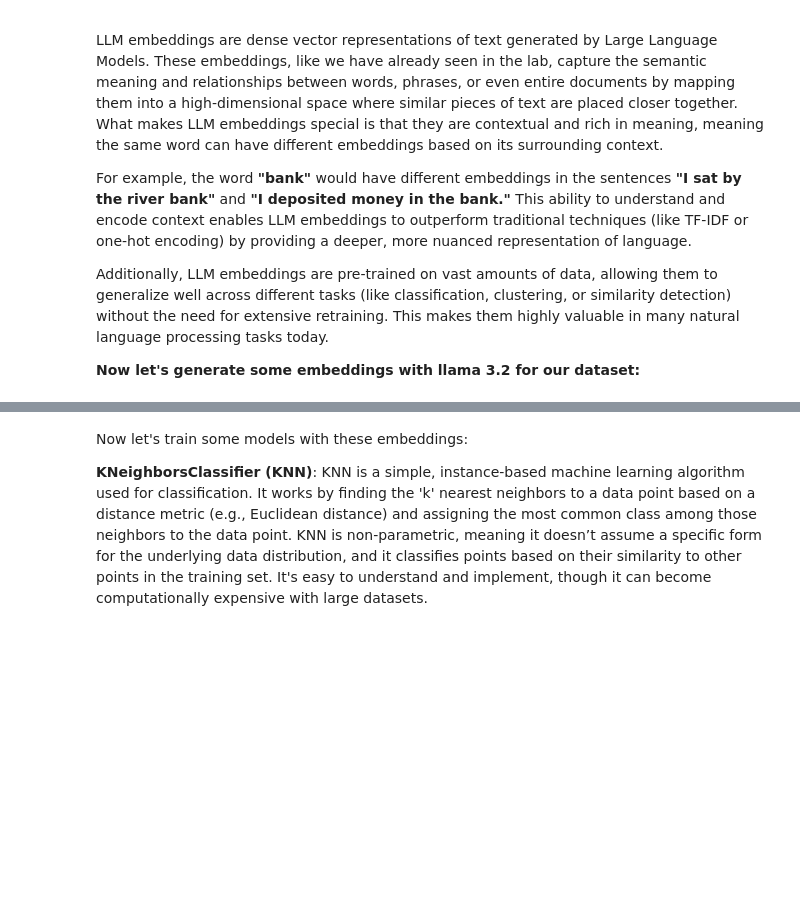
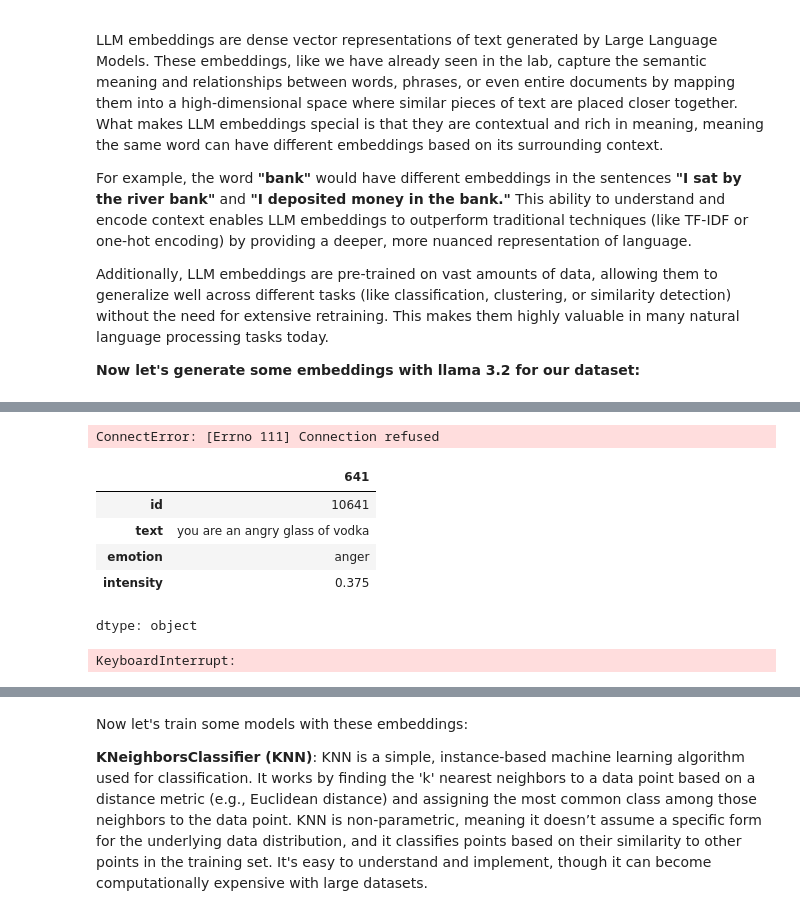
Before and after one commit to BORYA-dev/DM2024-Lab2-Master, a Jupyter notebook: DM2024-Lab2-Master.ipynb, the cells around one changed output, grey strips where cells are left out. Drawn from its saved outputs; the diff is of its cells as text; code cells hidden in the pictures; blank space fills up the shorter version.

```diff
--- a/DM2024-Lab2-Master.ipynb
+++ b/DM2024-Lab2-Master.ipynb
@@ -233,8 +232,8 @@ test_df.to_pickle("test_df.pkl")
 import pandas as pd
 
 ## load a pickle file
-train_df = pd.read_pickle("train_df.pkl")
-test_df = pd.read_pickle("test_df.pkl")
+train_df = pd.read_pickle("/content/drive/My Drive/data/train_df.pkl")
+test_df = pd.read_pickle("/content/drive/My Drive/data/test_df.pkl")
 # %% [markdown]
 For more information: https://reurl.cc/0Dzqx
 # %% [markdown]
@@ -2233,9 +2249,24 @@ def generate_embeddings(row,text_column_name='text'):
+# %%
+generate_embeddings(df_train.iloc[0,:], column_name)
+# %% [output]
+ConnectError: [Errno 111] Connection refused
+# %%
+df_train.iloc[0,:]
+# %% [output]
+|  | 641 |
+| id | 10641 |
+| text | you are an angry glass of vodka |
+| emotion | anger |
+| intensity | 0.375 |
+dtype: object
 # %%
 # We use the text column
 column_name = 'text'
 
 # Apply the function to the specified column and store the result in a new column 'embeddings'
 df_train['embeddings'] = df_train.apply(lambda row: generate_embeddings(row, column_name), axis=1)
+# %% [output]
+KeyboardInterrupt:
 # %%
 df_test['embeddings'] = df_test.apply(lambda row: generate_embeddings(row, column_name), axis=1)
 # %%
```
Also changed, not shown: parts of 34 cells of this notebook.
